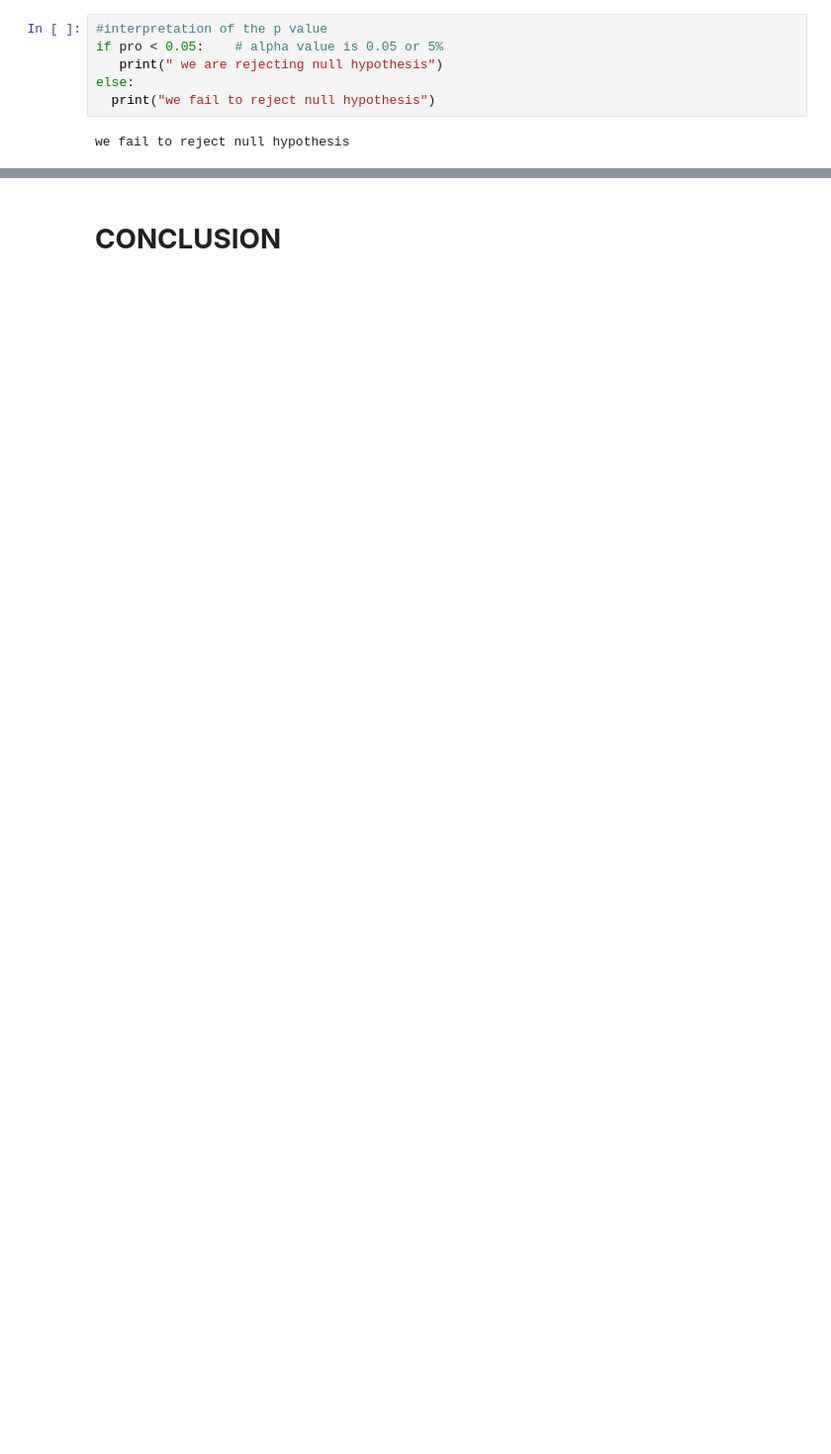
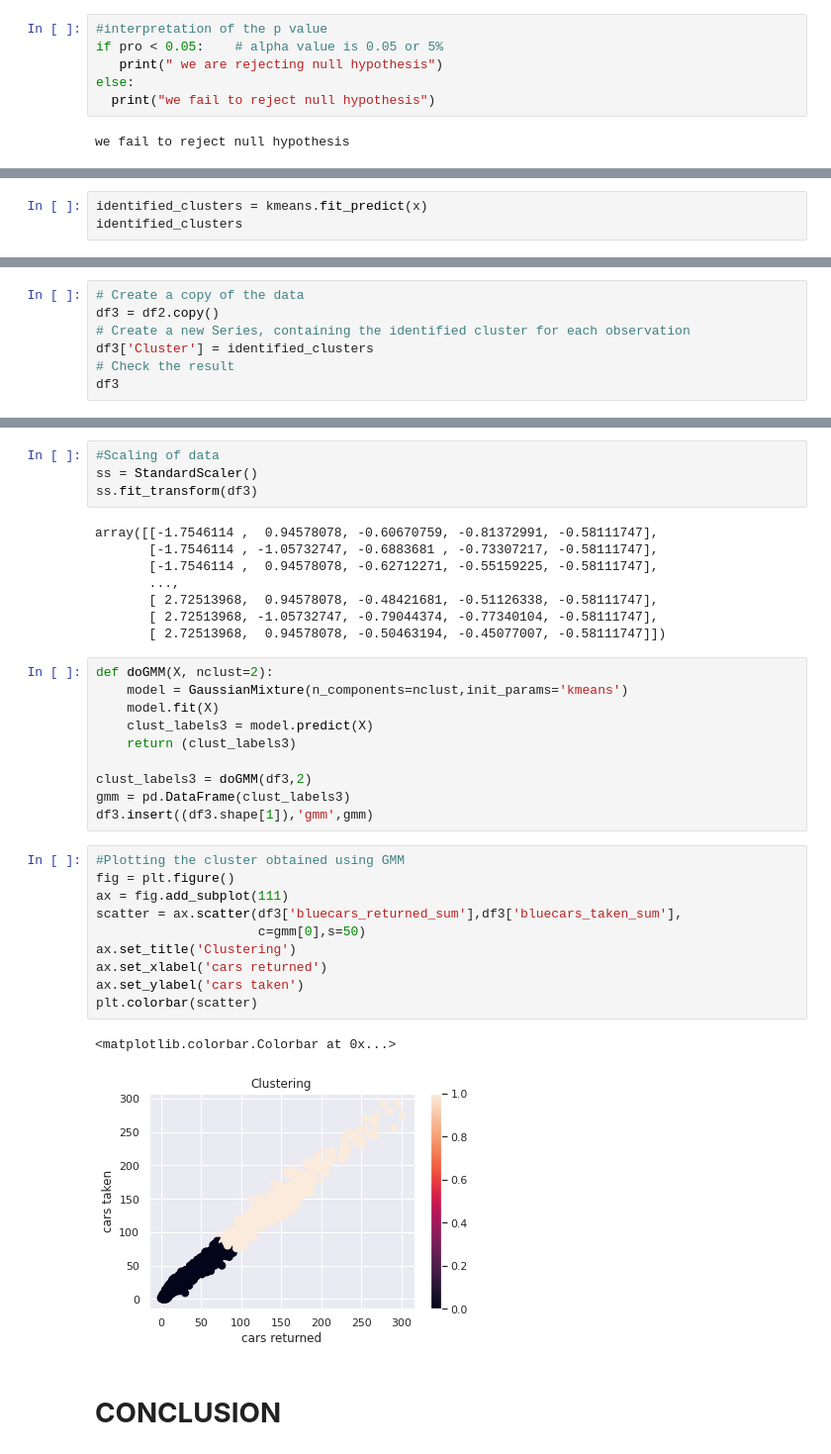
Before and after one commit to alfafimel/IPWK4-CORE, a Jupyter notebook: Autolib_electric_car_sharing_service_company.ipynb, the cells around one changed output, grey strips where cells are left out. Shown: that part at 99% size. Cells and saved outputs as stored; diff of their text form; blank space fills up the shorter version.

```diff
--- a/Autolib_electric_car_sharing_service_company.ipynb
+++ b/Autolib_electric_car_sharing_service_company.ipynb
@@ -564,0 +644,3 @@ we fail to reject null hypothesis
+# %%
+identified_clusters = kmeans.fit_predict(x)
+identified_clusters
@@ -564,0 +658,7 @@ we fail to reject null hypothesis
+# %%
+# Create a copy of the data
+df3 = df2.copy()
+# Create a new Series, containing the identified cluster for each observation
+df3['Cluster'] = identified_clusters
+# Check the result
+df3
@@ -565,3 +679,38 @@ we fail to reject null hypothesis
+# %%
+#Scaling of data
+ss = StandardScaler()
+ss.fit_transform(df3)
+# %% [output]
+array([[-1.7546114 ,  0.94578078, -0.60670759, -0.81372991, -0.58111747],
+       [-1.7546114 , -1.05732747, -0.6883681 , -0.73307217, -0.58111747],
+       [-1.7546114 ,  0.94578078, -0.62712271, -0.55159225, -0.58111747],
+       ...,
+       [ 2.72513968,  0.94578078, -0.48421681, -0.51126338, -0.58111747],
+       [ 2.72513968, -1.05732747, -0.79044374, -0.77340104, -0.58111747],
+       [ 2.72513968,  0.94578078, -0.50463194, -0.45077007, -0.58111747]])
+# %%
+def doGMM(X, nclust=2):
+    model = GaussianMixture(n_components=nclust,init_params='kmeans')
+    model.fit(X)
+    clust_labels3 = model.predict(X)
+    return (clust_labels3)
+
+clust_labels3 = doGMM(df3,2)
+gmm = pd.DataFrame(clust_labels3)
+df3.insert((df3.shape[1]),'gmm',gmm)
+# %%
+#Plotting the cluster obtained using GMM
+fig = plt.figure()
+ax = fig.add_subplot(111)
+scatter = ax.scatter(df3['bluecars_returned_sum'],df3['bluecars_taken_sum'],
+                     c=gmm[0],s=50)
+ax.set_title('Clustering')
+ax.set_xlabel('cars returned')
+ax.set_ylabel('cars taken')
+plt.colorbar(scatter)
+# %% [output]
+<matplotlib.colorbar.Colorbar at 0x...>
+[figure, added]
 # %% [markdown]
 # **CONCLUSION**
 # %% [markdown]
```
Also changed, not shown: parts of 27 cells of this notebook.
